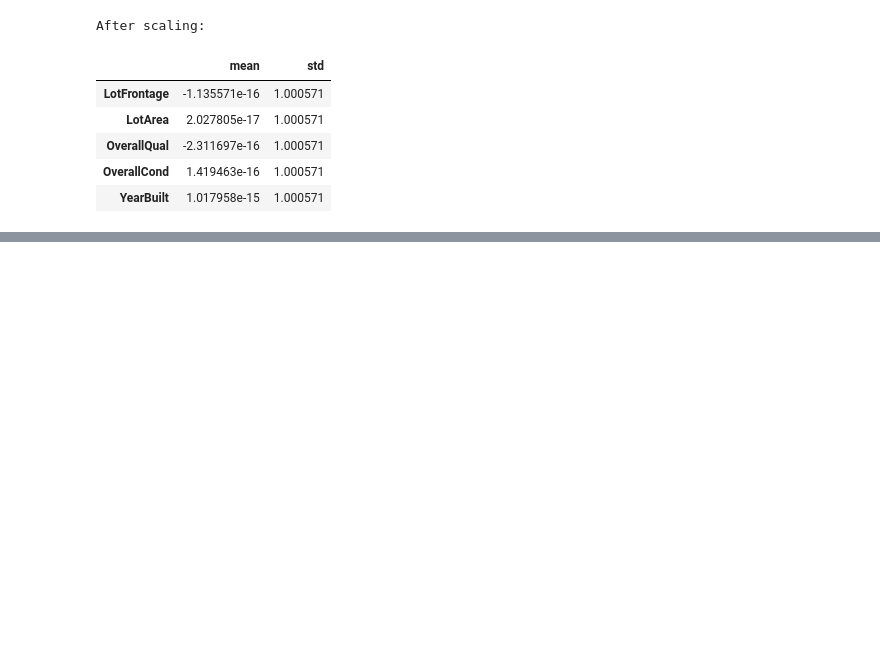
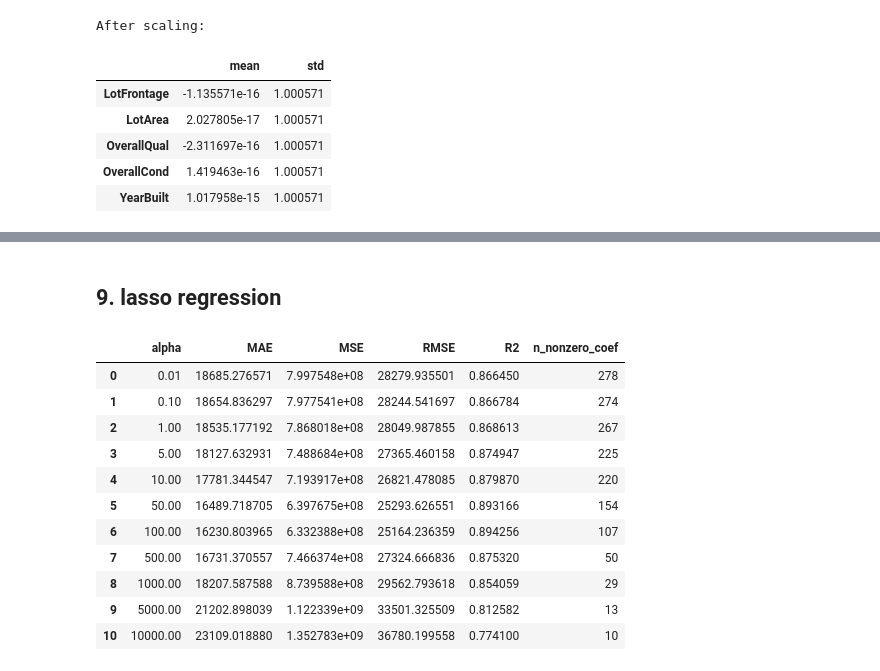
Before and after one commit to anuri-el/Machine-Learning-Technologies, a Jupyter notebook: lab-2.ipynb, the cells around one changed output, grey strips where cells are left out. Cells and saved outputs as stored; diff of their text form; code cells hidden in the pictures; blank space fills up the shorter version.

```diff
--- a/lab-2.ipynb
+++ b/lab-2.ipynb
@@ -293,0 +297,7 @@ After scaling:
+# %%
+def regression_metrics(y_true, y_pred):
+    mae = mean_absolute_error(y_true, y_pred)
+    mse = mean_squared_error(y_true, y_pred)
+    rmse = np.sqrt(mse)
+    r2 = r2_score(y_true, y_pred)
+    return {'MAE': mae, 'MSE': mse, 'RMSE': rmse, 'R2': r2}
@@ -293,0 +380,32 @@ After scaling:
+# %% [markdown]
+## 9. lasso regression
+# %%
+lasso_alphas = [0.01, 0.1, 1, 5, 10, 50, 100, 500, 1000, 5000, 10000]
+
+lasso_results = []
+lasso_models = {}
+for a in lasso_alphas:
+    model = Lasso(alpha=a, random_state=RANDOM_STATE, max_iter=50000)
+    model.fit(X_train_final, y_train_final)
+    lasso_models[a] = model
+    y_val_pred = model.predict(X_val_final)
+    m = regression_metrics(y_val_final, y_val_pred)
+    m['alpha'] = a
+    m['n_nonzero_coef'] = int(np.sum(model.coef_ != 0))
+    lasso_results.append(m)
+
+lasso_results_df = pd.DataFrame(lasso_results)[['alpha', 'MAE', 'MSE', 'RMSE', 'R2', 'n_nonzero_coef']]
+lasso_results_df
+# %% [output]
+|  | alpha | MAE | MSE | RMSE | R2 | n_nonzero_coef |
+| 0 | 0.01 | 18685.276571 | 7.997548e+08 | 28279.935501 | 0.866450 | 278 |
+| 1 | 0.10 | 18654.836297 | 7.977541e+08 | 28244.541697 | 0.866784 | 274 |
+| 2 | 1.00 | 18535.177192 | 7.868018e+08 | 28049.987855 | 0.868613 | 267 |
+| 3 | 5.00 | 18127.632931 | 7.488684e+08 | 27365.460158 | 0.874947 | 225 |
+| 4 | 10.00 | 17781.344547 | 7.193917e+08 | 26821.478085 | 0.879870 | 220 |
+| 5 | 50.00 | 16489.718705 | 6.397675e+08 | 25293.626551 | 0.893166 | 154 |
+| 6 | 100.00 | 16230.803965 | 6.332388e+08 | 25164.236359 | 0.894256 | 107 |
+| 7 | 500.00 | 16731.370557 | 7.466374e+08 | 27324.666836 | 0.875320 | 50 |
+| 8 | 1000.00 | 18207.587588 | 8.739588e+08 | 29562.793618 | 0.854059 | 29 |
+| 9 | 5000.00 | 21202.898039 | 1.122339e+09 | 33501.325509 | 0.812582 | 13 |
+| 10 | 10000.00 | 23109.018880 | 1.352783e+09 | 36780.199558 | 0.774100 | 10 |
```
Also changed, not shown: parts of 10 cells of this notebook, 1 other file.
